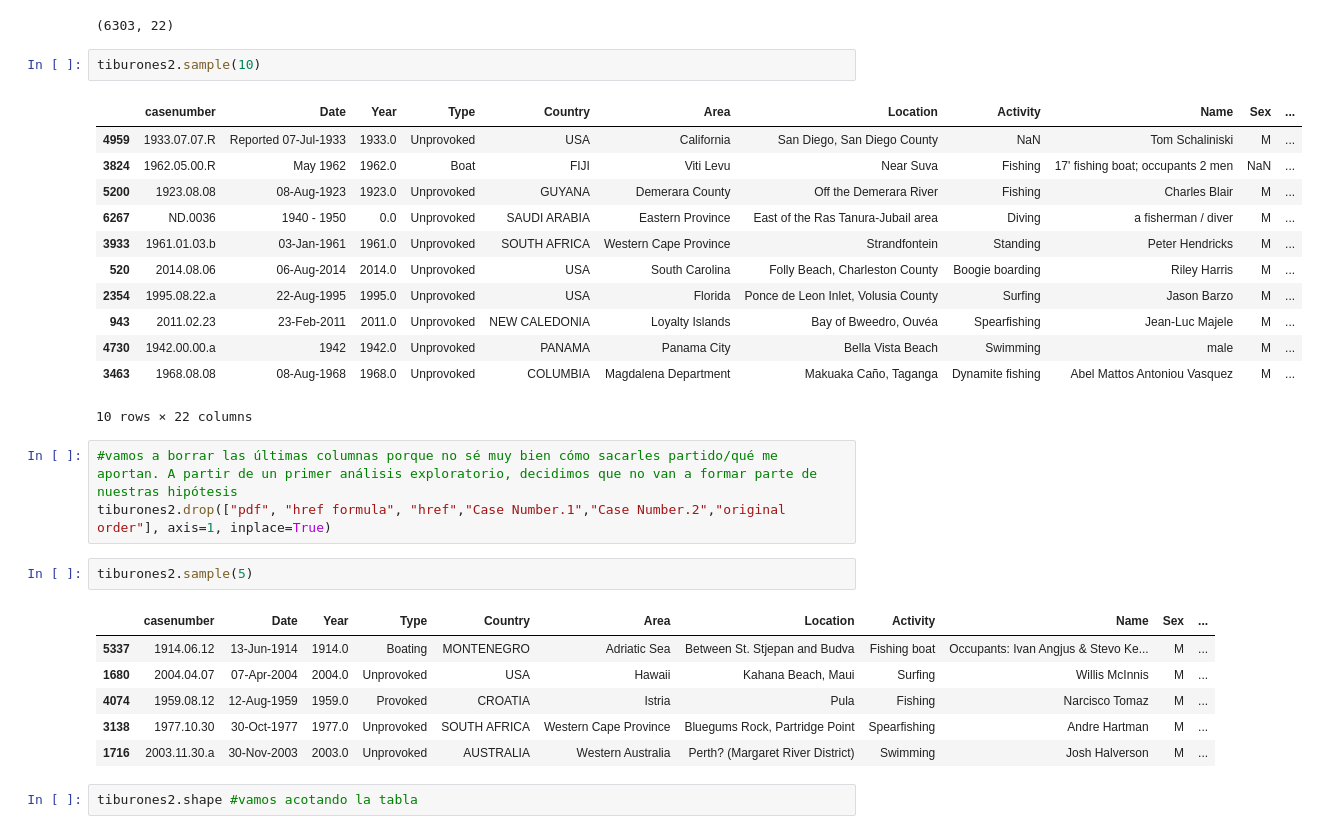
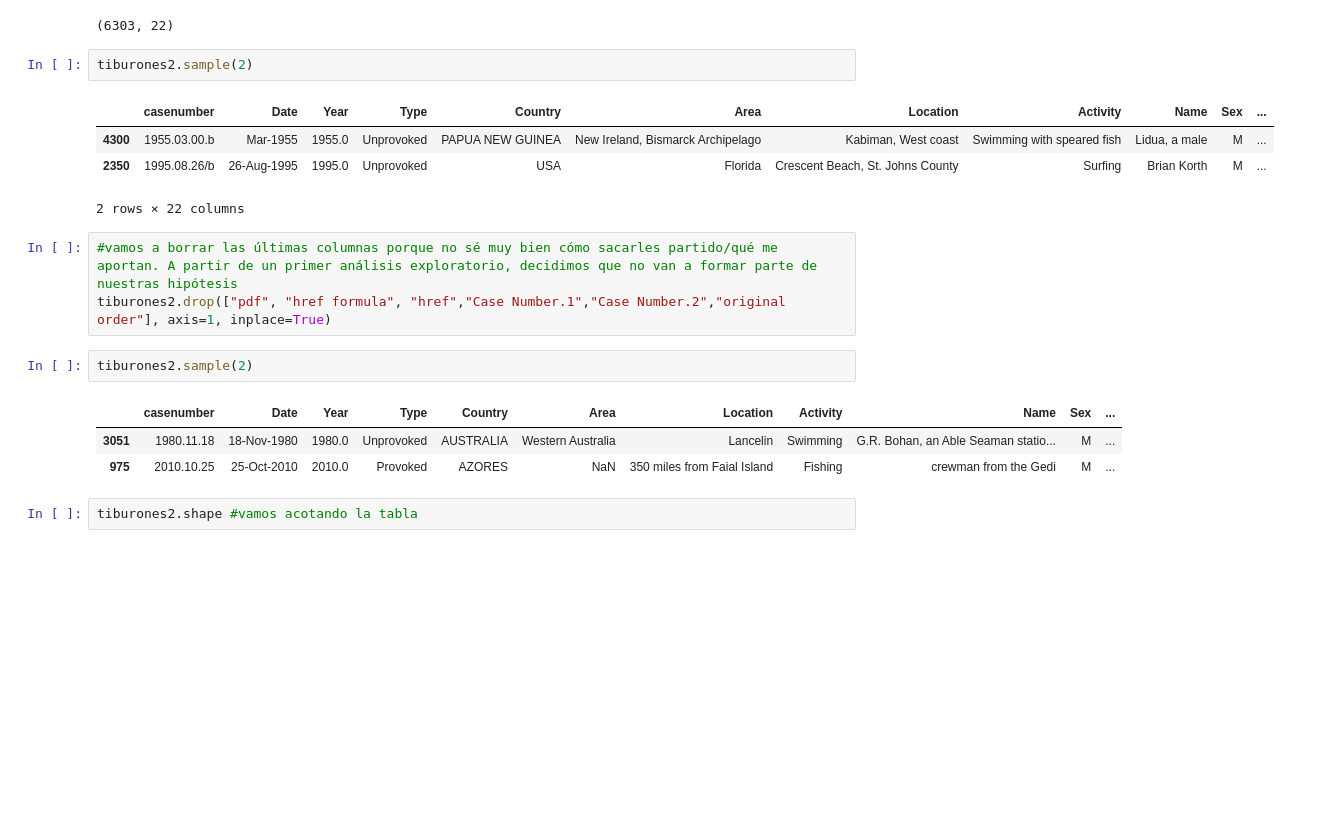
Before and after one commit to mariadelascotrina/Data-cleaning_Sharks, a Jupyter notebook: limpiar.ipynb, the cells around one changed output. Cells and saved outputs as stored; diff of their text form; blank space fills up the shorter version.

```diff
--- a/limpiar.ipynb
+++ b/limpiar.ipynb
@@ -195,32 +174,21 @@ tiburones2.shape #vamos acotando los registros
 # %% [output]
 (6303, 22)
 # %%
-tiburones2.sample(10)
+tiburones2.sample(2)
 # %% [output]
 |  | casenumber | Date | Year | Type | Country | Area | Location | Activity | Name | Sex | ... |
-| 4959 | 1933.07.07.R | Reported 07-Jul-1933 | 1933.0 | Unprovoked | USA | California | San Diego, San Diego County | NaN | Tom Schaliniski | M | ... |
-| 3824 | 1962.05.00.R | May 1962 | 1962.0 | Boat | FIJI | Viti Levu | Near Suva | Fishing | 17' fishing boat; occupants 2 men | NaN | ... |
-| 5200 | 1923.08.08 | 08-Aug-1923 | 1923.0 | Unprovoked | GUYANA | Demerara County | Off the Demerara River | Fishing | Charles Blair | M | ... |
-| 6267 | ND.0036 | 1940 - 1950 | 0.0 | Unprovoked | SAUDI ARABIA | Eastern Province | East of the Ras Tanura-Jubail area | Diving | a fisherman / diver | M | ... |
-| 3933 | 1961.01.03.b | 03-Jan-1961 | 1961.0 | Unprovoked | SOUTH AFRICA | Western Cape Province | Strandfontein | Standing | Peter Hendricks | M | ... |
-| 520 | 2014.08.06 | 06-Aug-2014 | 2014.0 | Unprovoked | USA | South Carolina | Folly Beach, Charleston County | Boogie boarding | Riley Harris | M | ... |
-| 2354 | 1995.08.22.a | 22-Aug-1995 | 1995.0 | Unprovoked | USA | Florida | Ponce de Leon Inlet, Volusia County | Surfing | Jason Barzo | M | ... |
-| 943 | 2011.02.23 | 23-Feb-2011 | 2011.0 | Unprovoked | NEW CALEDONIA | Loyalty Islands | Bay of Bweedro, Ouvéa | Spearfishing | Jean-Luc Majele | M | ... |
-| 4730 | 1942.00.00.a | 1942 | 1942.0 | Unprovoked | PANAMA | Panama City | Bella Vista Beach | Swimming | male | M | ... |
-| 3463 | 1968.08.08 | 08-Aug-1968 | 1968.0 | Unprovoked | COLUMBIA | Magdalena Department | Makuaka Caño, Taganga | Dynamite fishing | Abel Mattos Antoniou Vasquez | M | ... |
+| 4300 | 1955.03.00.b | Mar-1955 | 1955.0 | Unprovoked | PAPUA NEW GUINEA | New Ireland, Bismarck Archipelago | Kabiman, West coast | Swimming with speared fish | Lidua, a male | M | ... |
+| 2350 | 1995.08.26/b | 26-Aug-1995 | 1995.0 | Unprovoked | USA | Florida | Crescent Beach, St. Johns County | Surfing | Brian Korth | M | ... |
-10 rows × 22 columns
+2 rows × 22 columns
 # %%
 #vamos a borrar las últimas columnas porque no sé muy bien cómo sacarles partido/qué me aportan. A partir de un primer análisis exploratorio, decidimos que no van a formar parte de nuestras hipótesis
 tiburones2.drop(["pdf", "href formula", "href","Case Number.1","Case Number.2","original order"], axis=1, inplace=True)
 # %%
-tiburones2.sample(5)
+tiburones2.sample(2)
 # %% [output]
 |  | casenumber | Date | Year | Type | Country | Area | Location | Activity | Name | Sex | ... |
-| 5337 | 1914.06.12 | 13-Jun-1914 | 1914.0 | Boating | MONTENEGRO | Adriatic Sea | Between St. Stjepan and Budva | Fishing boat | Occupants: Ivan Angjus & Stevo Ke... | M | ... |
-| 1680 | 2004.04.07 | 07-Apr-2004 | 2004.0 | Unprovoked | USA | Hawaii | Kahana Beach, Maui | Surfing | Willis McInnis | M | ... |
-| 4074 | 1959.08.12 | 12-Aug-1959 | 1959.0 | Provoked | CROATIA | Istria | Pula | Fishing | Narcisco Tomaz | M | ... |
-| 3138 | 1977.10.30 | 30-Oct-1977 | 1977.0 | Unprovoked | SOUTH AFRICA | Western Cape Province | Bluegums Rock, Partridge Point | Spearfishing | Andre Hartman | M | ... |
-| 1716 | 2003.11.30.a | 30-Nov-2003 | 2003.0 | Unprovoked | AUSTRALIA | Western Australia | Perth? (Margaret River District) | Swimming | Josh Halverson | M | ... |
+| 3051 | 1980.11.18 | 18-Nov-1980 | 1980.0 | Unprovoked | AUSTRALIA | Western Australia | Lancelin | Swimming | G.R. Bohan, an Able Seaman statio... | M | ... |
+| 975 | 2010.10.25 | 25-Oct-2010 | 2010.0 | Provoked | AZORES | NaN | 350 miles from Faial Island | Fishing | crewman from the Gedi | M | ... |
 # %%
 tiburones2.shape #vamos acotando la tabla
 # %% [output]
```
Also changed, not shown: parts of 16 cells of this notebook, 1 other file.
